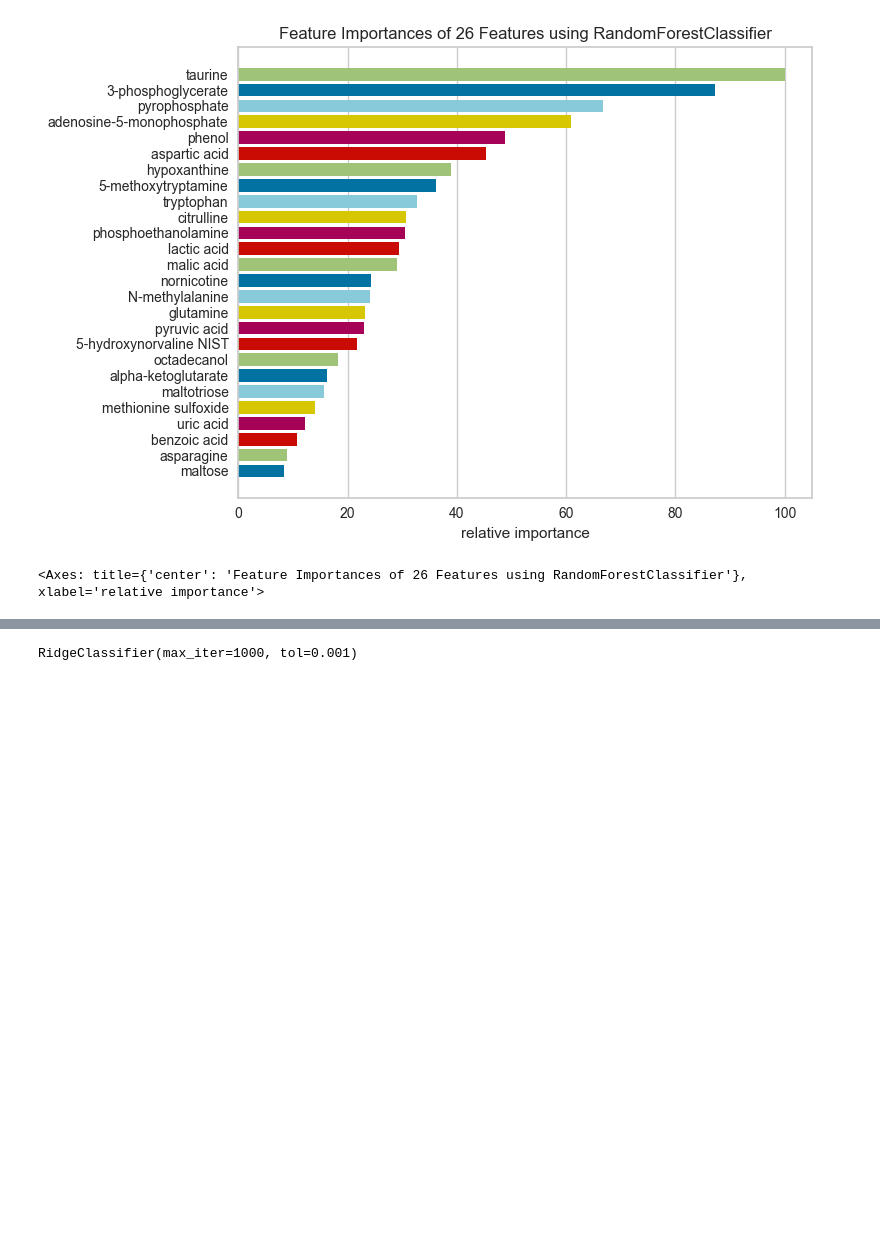
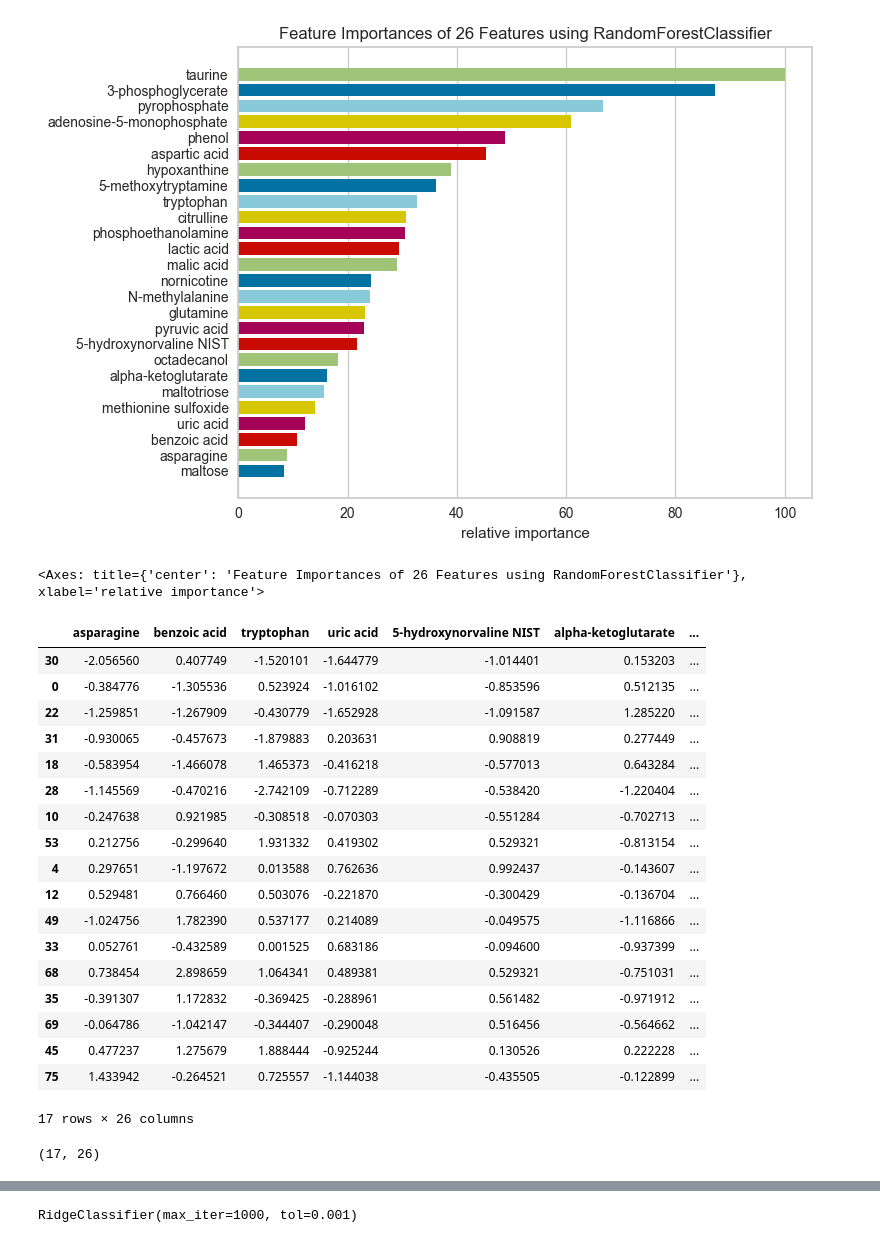
Before and after one commit to YashKhairnar/4BIT, a Jupyter notebook: metabolites/final and best approach/Approach 1/plasma_test_final.ipynb, the cells around one changed output, grey strips where cells are left out. Saved outputs shown, nothing was run; the diff lists cells and outputs as text; code cells hidden in the pictures; blank space fills up the shorter version.

```diff
--- a/metabolites/final and best approach/Approach 1/plasma_test_final.ipynb
+++ b/metabolites/final and best approach/Approach 1/plasma_test_final.ipynb
@@ -392,3 +392,29 @@ tol = 1e-3 # Tolerance for stopping criterion
 # %%
 X_train, X_test, y_train, y_test = train_test_split(
     X, y, test_size=0.2, random_state=42)
+# %%
+X_test
+# %% [output]
+|  | asparagine | benzoic acid | tryptophan | uric acid | 5-hydroxynorvaline NIST | alpha-ketoglutarate | ... |
+| 30 | -2.056560 | 0.407749 | -1.520101 | -1.644779 | -1.014401 | 0.153203 | ... |
+| 0 | -0.384776 | -1.305536 | 0.523924 | -1.016102 | -0.853596 | 0.512135 | ... |
+| 22 | -1.259851 | -1.267909 | -0.430779 | -1.652928 | -1.091587 | 1.285220 | ... |
+| 31 | -0.930065 | -0.457673 | -1.879883 | 0.203631 | 0.908819 | 0.277449 | ... |
+| 18 | -0.583954 | -1.466078 | 1.465373 | -0.416218 | -0.577013 | 0.643284 | ... |
+| 28 | -1.145569 | -0.470216 | -2.742109 | -0.712289 | -0.538420 | -1.220404 | ... |
+| 10 | -0.247638 | 0.921985 | -0.308518 | -0.070303 | -0.551284 | -0.702713 | ... |
+| 53 | 0.212756 | -0.299640 | 1.931332 | 0.419302 | 0.529321 | -0.813154 | ... |
+| 4 | 0.297651 | -1.197672 | 0.013588 | 0.762636 | 0.992437 | -0.143607 | ... |
+| 12 | 0.529481 | 0.766460 | 0.503076 | -0.221870 | -0.300429 | -0.136704 | ... |
+| 49 | -1.024756 | 1.782390 | 0.537177 | 0.214089 | -0.049575 | -1.116866 | ... |
+| 33 | 0.052761 | -0.432589 | 0.001525 | 0.683186 | -0.094600 | -0.937399 | ... |
+| 68 | 0.738454 | 2.898659 | 1.064341 | 0.489381 | 0.529321 | -0.751031 | ... |
+| 35 | -0.391307 | 1.172832 | -0.369425 | -0.288961 | 0.561482 | -0.971912 | ... |
+| 69 | -0.064786 | -1.042147 | -0.344407 | -0.290048 | 0.516456 | -0.564662 | ... |
+| 45 | 0.477237 | 1.275679 | 1.888444 | -0.925244 | 0.130526 | 0.222228 | ... |
+| 75 | 1.433942 | -0.264521 | 0.725557 | -1.144038 | -0.435505 | -0.122899 | ... |
+17 rows × 26 columns
+# %%
+X_test.shape
+# %% [output]
+(17, 26)
```
Also changed, not shown: parts of 1 cell of this notebook, 3 other files.
